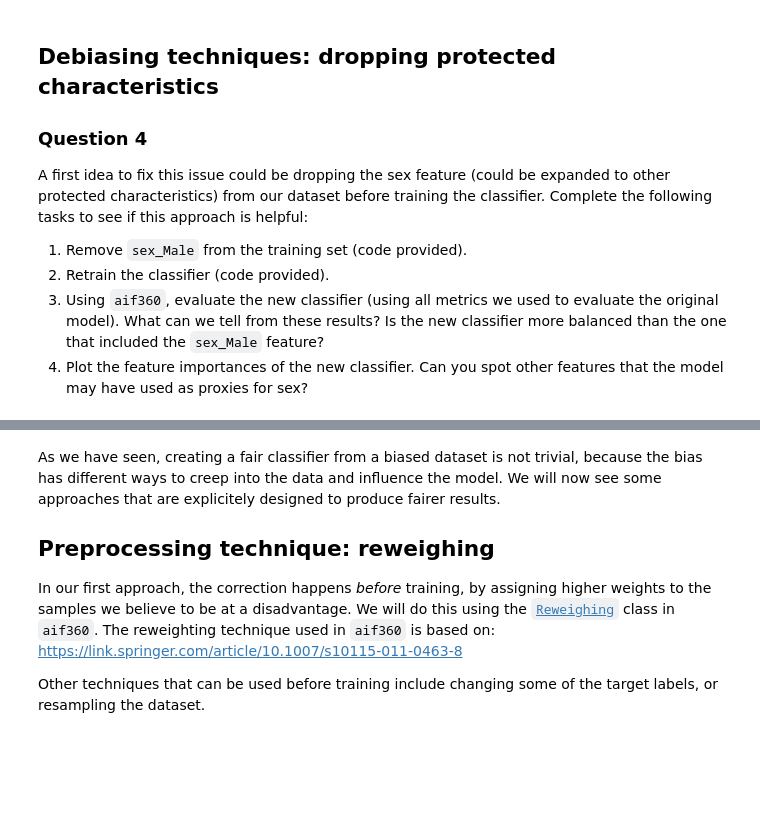
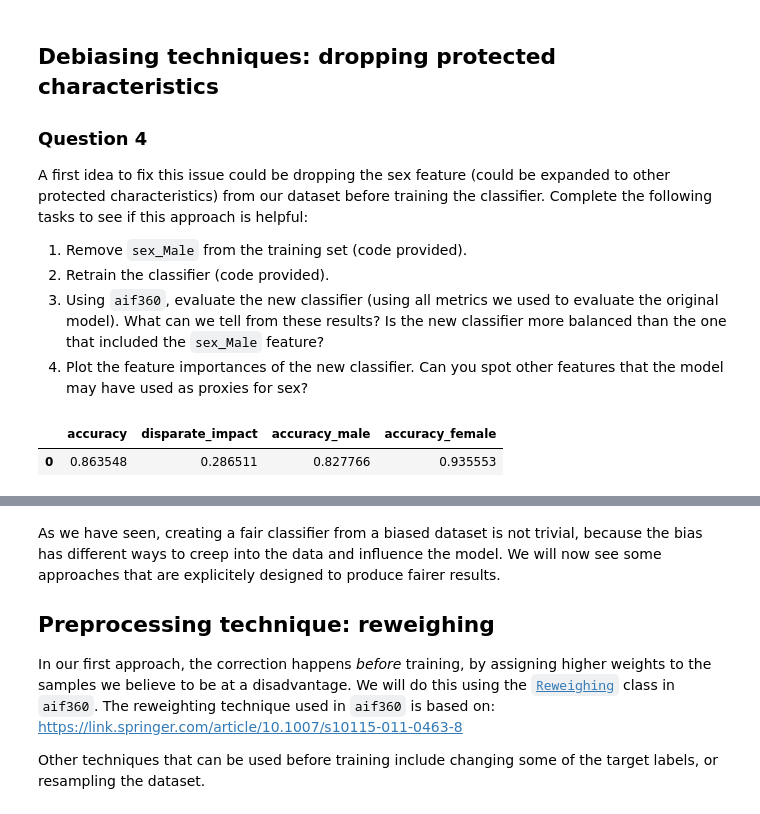
Before and after one commit to lunamgulec/DSCI430-assign4, a Jupyter notebook: Module4aif360.ipynb, the cells around one changed output, grey strips where cells are left out. Saved outputs shown, nothing was run; the diff lists cells and outputs as text; code cells hidden in the pictures; blank space fills up the shorter version.

```diff
--- a/Module4aif360.ipynb
+++ b/Module4aif360.ipynb
@@ -366,7 +500,10 @@ A first idea to fix this issue could be dropping the sex feature (could be expan
 3. Using `aif360`, evaluate the new classifier (using all metrics we used to evaluate the original model). What can we tell from these results? Is the new classifier more balanced than the one that included the `sex_Male` feature?
 4. Plot the feature importances of the new classifier. Can you spot other features that the model may have used as proxies for sex?
 # %%
-# Removing sex_Male from X_train_transformed for re-training
+# 1. Remove sex_Male from X_train_transformed for re-training
 X_train_df_drop = pd.DataFrame(X_train_transformed, columns=column_names, index=X_train.index)
 X_train_df_drop = X_train_df.drop(columns='sex_Male')
+
+# adding test too
+X_test_drop = pd.DataFrame(X_test_transformed, columns=column_names).drop(columns='sex_Male')
 # %%
@@ -374 +511,25 @@ X_train_df_drop = X_train_df.drop(columns='sex_Male')
 clf_drop = RandomForestClassifier(random_state=0, max_depth = 19, n_estimators = 100).fit(X_train_df_drop, y_train)
+# %%
+# 3. Predict and evaluate the new classifier using `aif360`
+y_test_pred_drop = clf_drop.predict(X_test_drop)
+aif_test_pred_drop = aif_test.copy()
+aif_test_pred_drop.labels = pd.Series(y_test_pred_drop).map(label_map).values.reshape(-1,1)
+
+metric_drop = ClassificationMetric(
+    aif_test,
+    aif_test_pred_drop,
+    unprivileged_groups=[{protected_attr:0}],
+    privileged_groups=[{protected_attr:1}]
+)
+# %%
+# 4. Compute main metrics
+results_drop_dict = {
+    "accuracy": metric_drop.accuracy(),
+    "disparate_impact": metric_drop.disparate_impact(),
+    "accuracy_male": metric_drop.accuracy(privileged=True),
+    "accuracy_female": metric_drop.accuracy(privileged=False),
+}
+pd.DataFrame([results_drop_dict])
+# %% [output]
+|  | accuracy | disparate_impact | accuracy_male | accuracy_female |
+| 0 | 0.863548 | 0.286511 | 0.827766 | 0.935553 |
```
Also changed, not shown: parts of 18 cells of this notebook.
